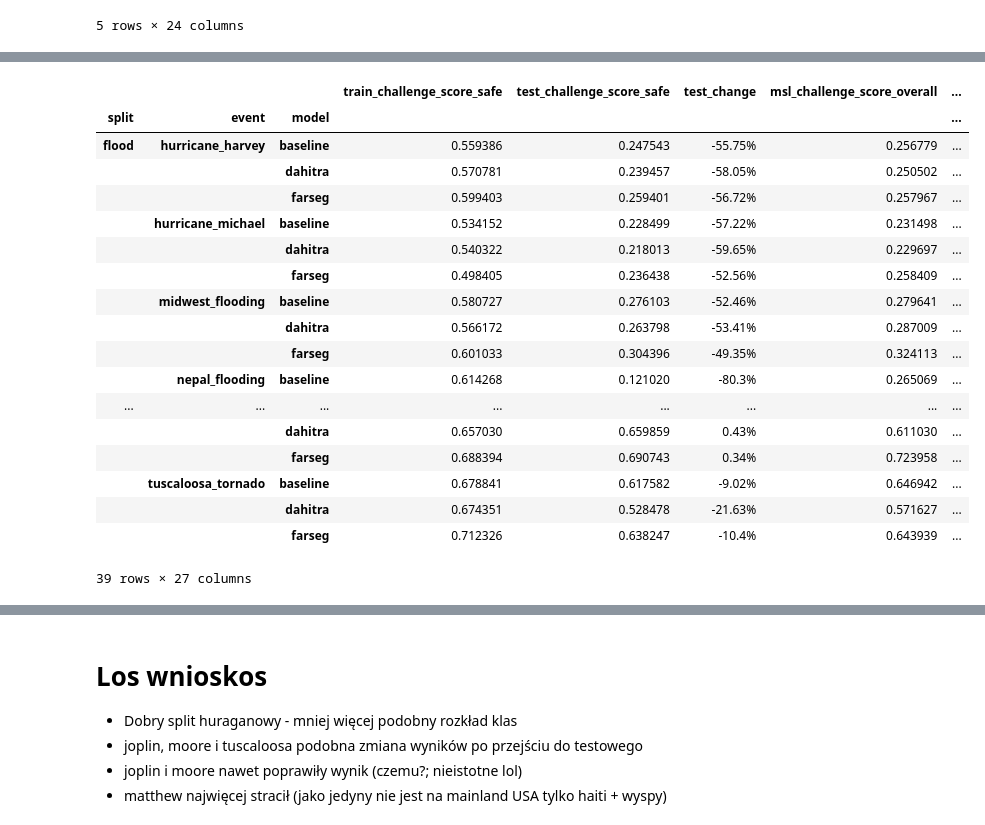
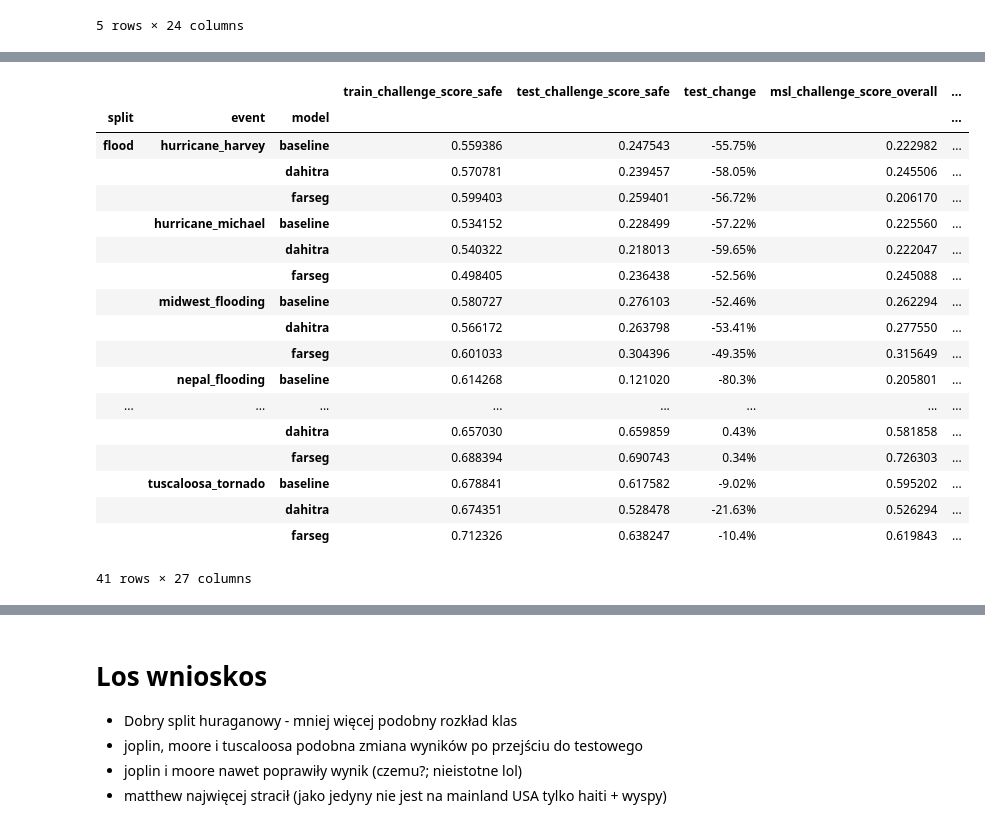
Before and after one commit to SNURTEL/building-damage-assessment, a Jupyter notebook: notebooks/results_split.ipynb, the cells around one changed output, grey strips where cells are left out. Saved outputs shown, nothing was run; the diff lists cells and outputs as text; code cells hidden in the pictures.

```diff
--- a/notebooks/results_split.ipynb
+++ b/notebooks/results_split.ipynb
@@ -92,7 +92,7 @@ for split, event, model, best_score, best_score_epoch in fixes_multi_epoch:
     split_msl_df.at[(split, event, model), "best_challenge_score_target"] = best_score
     split_msl_df.at[(split, event, model), "best_challenge_score_target_epoch"] = best_score_epoch
 
-# split_msl_df.insert(4, "best_challenge_score_computed", 0.3 * split_msl_df["f1_loc_target"] + 0.7 * 5 / sum([1 / split_msl_df[f"f1_target_{i}"] for i in range(5)]))
+split_msl_df.insert(4, "best_challenge_score_computed", 0.3 * split_msl_df["f1_loc_target"] + 0.7 * 5 / sum([1 / split_msl_df[f"f1_target_{i}"] for i in range(5)]))
 
 split_msl_df = split_msl_df.add_prefix("msl_")
 split_msl_df
@@ -163,9 +163,10 @@ df.insert(
     .astype(str)
     + "%",
 )
-df["msl_challenge_score_overall"] = cat["msl_best_challenge_score_target"].combine_first(
-    cat["msl_challenge_score_target"]
-)
+# df["msl_challenge_score_overall"] = cat["msl_best_challenge_score_target"].combine_first(
+#     cat["msl_challenge_score_target"]
+# )
+df["msl_challenge_score_overall"] = cat["msl_best_challenge_score_computed"]
 df.insert(
     4,
     "msl_change",
@@ -176,50 +177,51 @@ df.insert(
 )
 df["msl_epoch"] = cat["msl_epoch"]
 df = pd.concat(
     [
         df,
         cat[
             ["train_f1_loc_safe", "train_f1_class_safe"]
             + [f"train_f1_{i}_safe" for i in range(5)]
             + ["test_f1_loc_safe", "test_f1_class_safe"]
             + [f"test_f1_{i}_safe" for i in range(5)]
             + ["msl_f1_loc_target", "msl_f1_target_class"]
             + [f"msl_f1_target_{i}" for i in range(5)]
         ],
     ],
     axis=1,
 )
 
 
 def compute_challenge_score(row, n_classes: int = 5):
     return round(
         0.3 * row["test_f1_loc_safe"]
         + 0.7 * (n_classes / (sum([1 / (row[f"test_f1_{i}_safe"] + 1e-12) for i in range(n_classes)]) + 1e-12)),
         5,
     )
 
+df =  df.drop(index=("wildfire", "socal_fire", "baseline"), axis=0)
 
 df
 # %% [output]
 |  |  |  | train_challenge_score_safe | test_challenge_score_safe | test_change | msl_challenge_score_overall | ... |
 | split | event | model |  |  |  |  | ... |
-| flood | hurricane_harvey | baseline | 0.559386 | 0.247543 | -55.75% | 0.256779 | ... |
-|  |  | dahitra | 0.570781 | 0.239457 | -58.05% | 0.250502 | ... |
-|  |  | farseg | 0.599403 | 0.259401 | -56.72% | 0.257967 | ... |
-|  | hurricane_michael | baseline | 0.534152 | 0.228499 | -57.22% | 0.231498 | ... |
-|  |  | dahitra | 0.540322 | 0.218013 | -59.65% | 0.229697 | ... |
-|  |  | farseg | 0.498405 | 0.236438 | -52.56% | 0.258409 | ... |
-|  | midwest_flooding | baseline | 0.580727 | 0.276103 | -52.46% | 0.279641 | ... |
-|  |  | dahitra | 0.566172 | 0.263798 | -53.41% | 0.287009 | ... |
-|  |  | farseg | 0.601033 | 0.304396 | -49.35% | 0.324113 | ... |
-|  | nepal_flooding | baseline | 0.614268 | 0.121020 | -80.3% | 0.265069 | ... |
+| flood | hurricane_harvey | baseline | 0.559386 | 0.247543 | -55.75% | 0.222982 | ... |
+|  |  | dahitra | 0.570781 | 0.239457 | -58.05% | 0.245506 | ... |
+|  |  | farseg | 0.599403 | 0.259401 | -56.72% | 0.206170 | ... |
+|  | hurricane_michael | baseline | 0.534152 | 0.228499 | -57.22% | 0.225560 | ... |
+|  |  | dahitra | 0.540322 | 0.218013 | -59.65% | 0.222047 | ... |
+|  |  | farseg | 0.498405 | 0.236438 | -52.56% | 0.245088 | ... |
+|  | midwest_flooding | baseline | 0.580727 | 0.276103 | -52.46% | 0.262294 | ... |
+|  |  | dahitra | 0.566172 | 0.263798 | -53.41% | 0.277550 | ... |
+|  |  | farseg | 0.601033 | 0.304396 | -49.35% | 0.315649 | ... |
+|  | nepal_flooding | baseline | 0.614268 | 0.121020 | -80.3% | 0.205801 | ... |
 | ... | ... | ... | ... | ... | ... | ... | ... |
-|  |  | dahitra | 0.657030 | 0.659859 | 0.43% | 0.611030 | ... |
-|  |  | farseg | 0.688394 | 0.690743 | 0.34% | 0.723958 | ... |
-|  | tuscaloosa_tornado | baseline | 0.678841 | 0.617582 | -9.02% | 0.646942 | ... |
-|  |  | dahitra | 0.674351 | 0.528478 | -21.63% | 0.571627 | ... |
-|  |  | farseg | 0.712326 | 0.638247 | -10.4% | 0.643939 | ... |
+|  |  | dahitra | 0.657030 | 0.659859 | 0.43% | 0.581858 | ... |
+|  |  | farseg | 0.688394 | 0.690743 | 0.34% | 0.726303 | ... |
+|  | tuscaloosa_tornado | baseline | 0.678841 | 0.617582 | -9.02% | 0.595202 | ... |
+|  |  | dahitra | 0.674351 | 0.528478 | -21.63% | 0.526294 | ... |
+|  |  | farseg | 0.712326 | 0.638247 | -10.4% | 0.619843 | ... |
-39 rows × 27 columns
+41 rows × 27 columns
 # %%
 from IPython.display import display, HTML
 # %%
```
Also changed, not shown: parts of 6 cells of this notebook, 19 other files.
